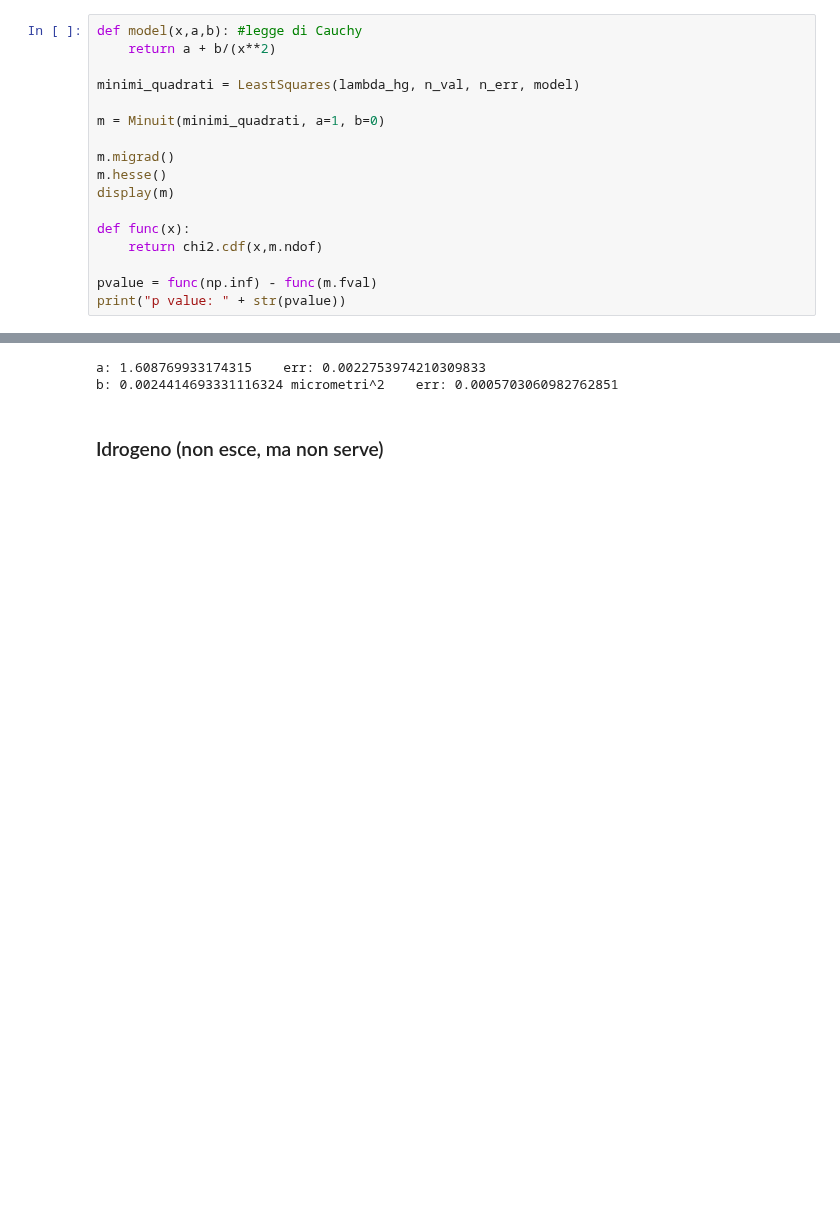
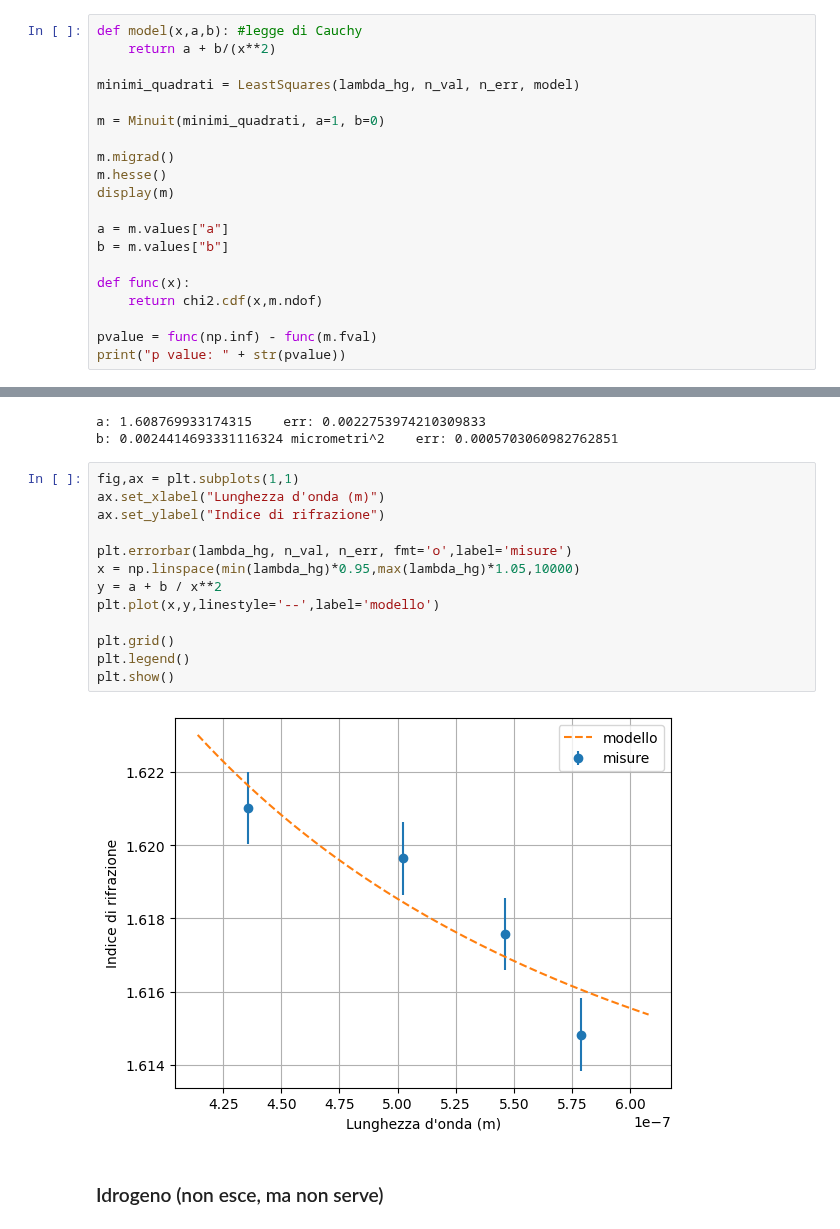
Before and after one commit to ARossiUnimib/Laboratorio-2---Gruppo-21-A.A.-2023-24, a Jupyter notebook: Notebooks/Spettrometro/Spettrometro.ipynb, the cells around one changed output, grey strips where cells are left out. Drawn from its saved outputs; the diff is of its cells as text; blank space fills up the shorter version.

```diff
--- a/Notebooks/Spettrometro/Spettrometro.ipynb
+++ b/Notebooks/Spettrometro/Spettrometro.ipynb
@@ -59,6 +59,9 @@ m.migrad()
 m.hesse()
 display(m)
 
+a = m.values["a"]
+b = m.values["b"]
+
 def func(x):
     return chi2.cdf(x,m.ndof)
 
@@ -84,6 +87,21 @@ print("b: " + str(m.values[1] * 10 **(12)) + " micrometri^2" + "    err: " + str
 # %% [output]
 a: 1.608769933174315    err: 0.0022753974210309833
 b: 0.0024414693331116324 micrometri^2    err: 0.0005703060982762851
+# %%
+fig,ax = plt.subplots(1,1)
+ax.set_xlabel("Lunghezza d'onda (m)")
+ax.set_ylabel("Indice di rifrazione")
+
+plt.errorbar(lambda_hg, n_val, n_err, fmt='o',label='misure')
+x = np.linspace(min(lambda_hg)*0.95,max(lambda_hg)*1.05,10000)
+y = a + b / x**2
+plt.plot(x,y,linestyle='--',label='modello')
+
+plt.grid()
+plt.legend()
+plt.show()
+# %% [output]
+[figure, added]
 # %% [markdown]
 ### Idrogeno (non esce, ma non serve)
 # %%
```
